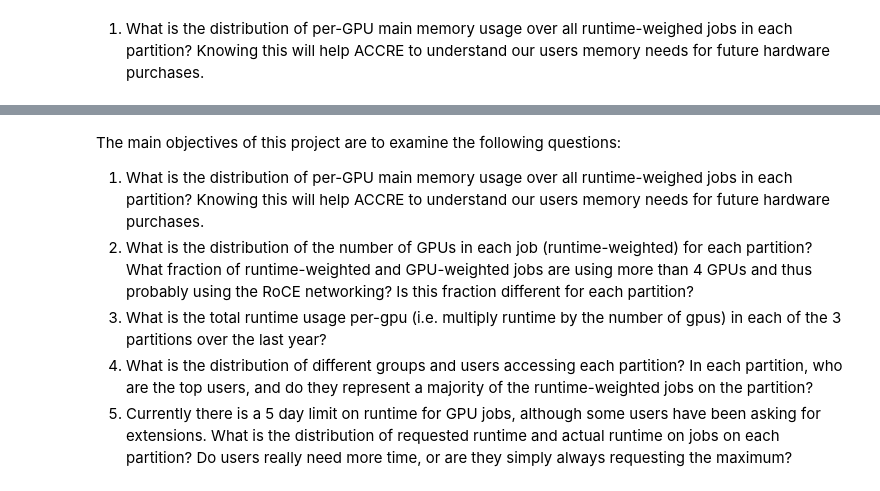
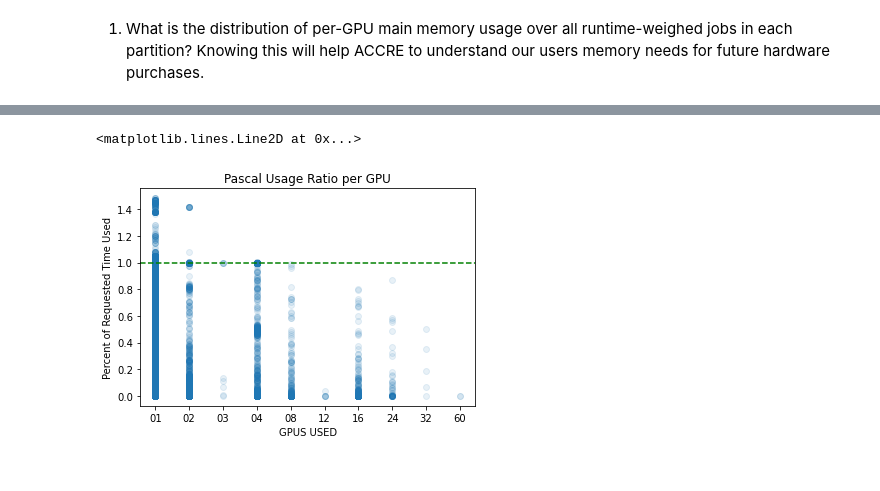
Before and after one commit to nss-data-science-cohort-6/accre_project-goobers, a Jupyter notebook: notebooks/tim.ipynb, the cells around one changed output, grey strips where cells are left out. Drawn from its saved outputs; the diff is of its cells as text; code cells hidden in the pictures.

```diff
--- a/notebooks/tim.ipynb
+++ b/notebooks/tim.ipynb
@@ -176,7 +182,11 @@ plt.axhline(y=1, color='r', linestyle='--')
-# %% [markdown]
-The main objectives of this project are to examine the following questions:
-1. What is the distribution of per-GPU main memory usage over all runtime-weighed jobs in each partition? Knowing this will help ACCRE to understand our users memory needs for future hardware purchases.
-2. What is the distribution of the number of GPUs in each job (runtime-weighted) for each partition? What fraction of runtime-weighted and GPU-weighted jobs are using more than 4 GPUs and thus probably using the RoCE networking? Is this fraction different for each partition?
-3. What is the total runtime usage per-gpu (i.e. multiply runtime by the number of gpus) in each of the 3 partitions over the last year?
-4. What is the distribution of different groups and users accessing each partition? In each partition, who are the top users, and do they represent a majority of the runtime-weighted jobs on the partition?
-5. Currently there is a 5 day limit on runtime for GPU jobs, although some users have been asking for extensions. What is the distribution of requested runtime and actual runtime on jobs on each partition? Do users really need more time, or are they simply always requesting the maximum?
+# %%
+#USAGE RATIO OF GPUS Across Pascal Partition
+plot_df = com_job.loc[com_job['PARTITION'] == 'pascal'].sort_values('GPUS')
+plt.scatter(plot_df['GPUS'], plot_df["req_used_ratio"], alpha = 0.1)
+plt.xlabel("GPUS USED")
+plt.ylabel("Percent of Requested Time Used")
+plt.title("Pascal Usage Ratio per GPU")
+plt.axhline(y=1, color='g', linestyle='--')
+# %% [output]
+<matplotlib.lines.Line2D at 0x...>
+[figure, added]
```
Also changed, not shown: parts of 15 cells of this notebook.
